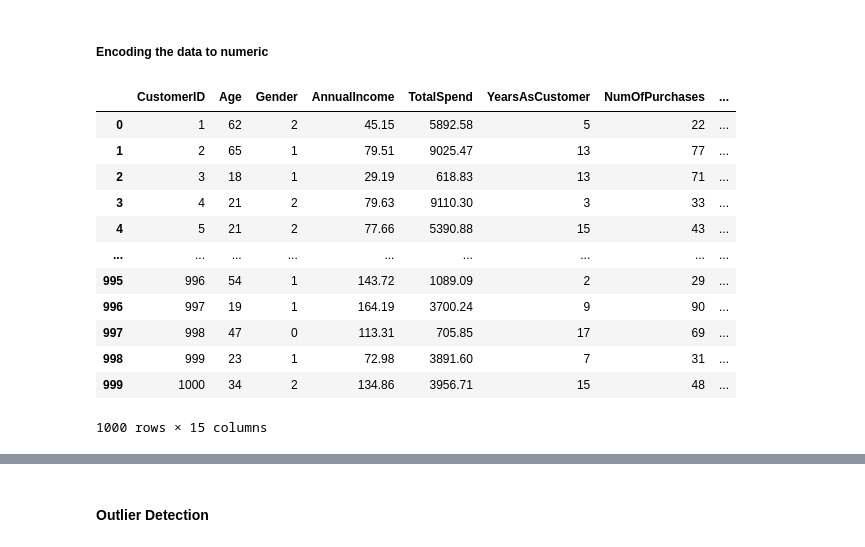
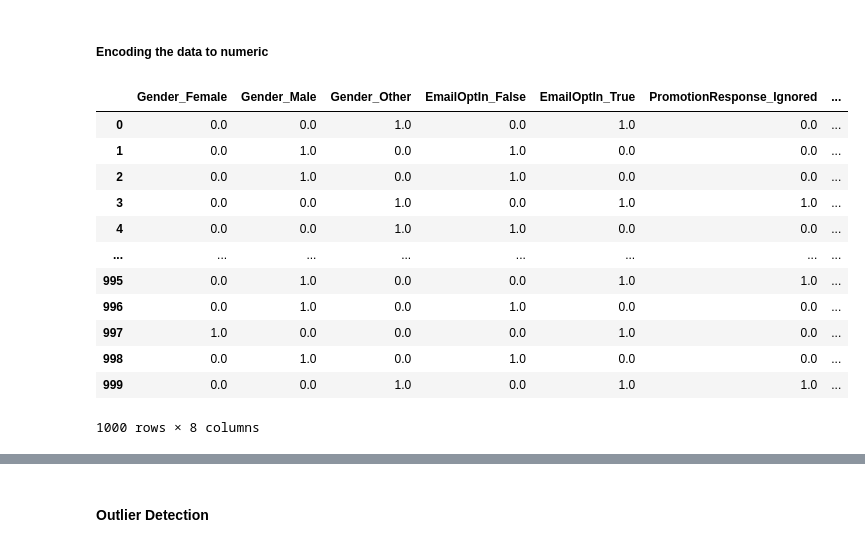
Before and after one commit to AnkanKar-Zargon/DMML, a Jupyter notebook: Assignment 1/CustomerChurn.ipynb, the cells around one changed output, grey strips where cells are left out. Drawn from its saved outputs; the diff is of its cells as text; code cells hidden in the pictures.

```diff
--- a/Assignment 1/CustomerChurn.ipynb
+++ b/Assignment 1/CustomerChurn.ipynb
@@ -112,20 +112,25 @@ df
 1000 rows × 15 columns
 # %% [markdown]
 ##### Encoding the data to numeric
-# %%
-df1[['Gender', 'EmailOptIn', 'PromotionResponse', 'Churn']] = df1[['Gender', 'EmailOptIn', 'PromotionResponse', 'Churn']].apply(LabelEncoder().fit_transform)
-df1
-# %% [output]
-|  | CustomerID | Age | Gender | AnnualIncome | TotalSpend | YearsAsCustomer | NumOfPurchases | ... |
-| 0 | 1 | 62 | 2 | 45.15 | 5892.58 | 5 | 22 | ... |
-| 1 | 2 | 65 | 1 | 79.51 | 9025.47 | 13 | 77 | ... |
-| 2 | 3 | 18 | 1 | 29.19 | 618.83 | 13 | 71 | ... |
-| 3 | 4 | 21 | 2 | 79.63 | 9110.30 | 3 | 33 | ... |
-| 4 | 5 | 21 | 2 | 77.66 | 5390.88 | 15 | 43 | ... |
-| ... | ... | ... | ... | ... | ... | ... | ... | ... |
-| 995 | 996 | 54 | 1 | 143.72 | 1089.09 | 2 | 29 | ... |
-| 996 | 997 | 19 | 1 | 164.19 | 3700.24 | 9 | 90 | ... |
-| 997 | 998 | 47 | 0 | 113.31 | 705.85 | 17 | 69 | ... |
-| 998 | 999 | 23 | 1 | 72.98 | 3891.60 | 7 | 31 | ... |
-| 999 | 1000 | 34 | 2 | 134.86 | 3956.71 | 15 | 48 | ... |
-1000 rows × 15 columns
+# %%
+enc = OneHotEncoder(sparse_output=False)
+encoded_data = enc.fit_transform(df1[['Gender', 'EmailOptIn', 'PromotionResponse']])
+encoded_df = pd.DataFrame(
+    encoded_data,columns= enc.get_feature_names_out(['Gender', 'EmailOptIn', 'PromotionResponse'])
+)
+
+encoded_df
+# %% [output]
+|  | Gender_Female | Gender_Male | Gender_Other | EmailOptIn_False | EmailOptIn_True | PromotionResponse_Ignored | ... |
+| 0 | 0.0 | 0.0 | 1.0 | 0.0 | 1.0 | 0.0 | ... |
+| 1 | 0.0 | 1.0 | 0.0 | 1.0 | 0.0 | 0.0 | ... |
+| 2 | 0.0 | 1.0 | 0.0 | 1.0 | 0.0 | 0.0 | ... |
+| 3 | 0.0 | 0.0 | 1.0 | 0.0 | 1.0 | 1.0 | ... |
+| 4 | 0.0 | 0.0 | 1.0 | 1.0 | 0.0 | 0.0 | ... |
+| ... | ... | ... | ... | ... | ... | ... | ... |
+| 995 | 0.0 | 1.0 | 0.0 | 0.0 | 1.0 | 1.0 | ... |
+| 996 | 0.0 | 1.0 | 0.0 | 1.0 | 0.0 | 0.0 | ... |
+| 997 | 1.0 | 0.0 | 0.0 | 0.0 | 1.0 | 0.0 | ... |
+| 998 | 0.0 | 1.0 | 0.0 | 1.0 | 0.0 | 0.0 | ... |
+| 999 | 0.0 | 0.0 | 1.0 | 0.0 | 1.0 | 1.0 | ... |
+1000 rows × 8 columns
```
Also changed, not shown: parts of 38 cells of this notebook, 1 other file.
